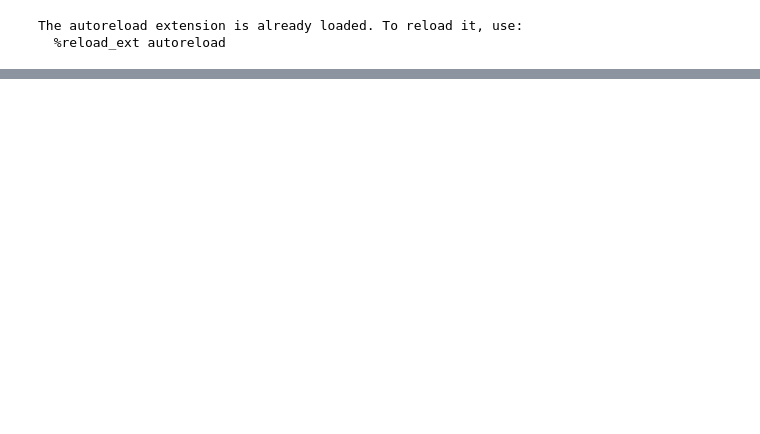
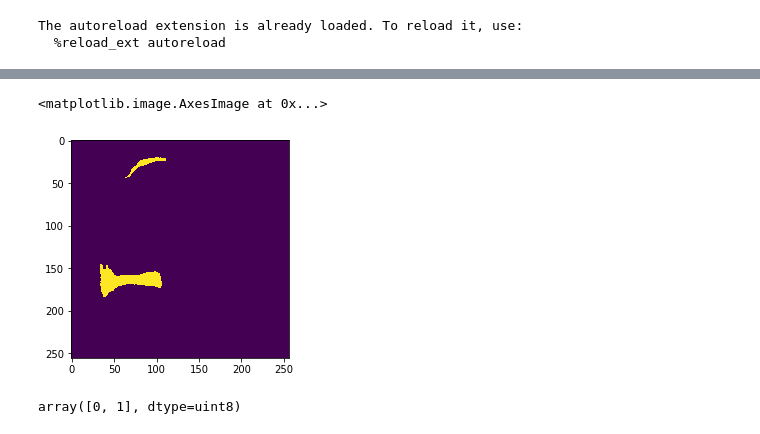
Before and after one commit to yusuke0324/siim_pneumo, a Jupyter notebook: loss_work.ipynb, the cells around one changed output, grey strips where cells are left out. Drawn from its saved outputs; the diff is of its cells as text; code cells hidden in the pictures; blank space fills up the shorter version.

```diff
--- a/loss_work.ipynb
+++ b/loss_work.ipynb
@@ -67,0 +132,9 @@ OSError: Unable to open file (file signature not found)
+# %%
+plt.imshow(m)
+# %% [output]
+<matplotlib.image.AxesImage at 0x...>
+[figure, added]
+# %%
+np.unique(m)
+# %% [output]
+array([0, 1], dtype=uint8)
```
Also changed, not shown: parts of 17 cells of this notebook, 7 other files.
